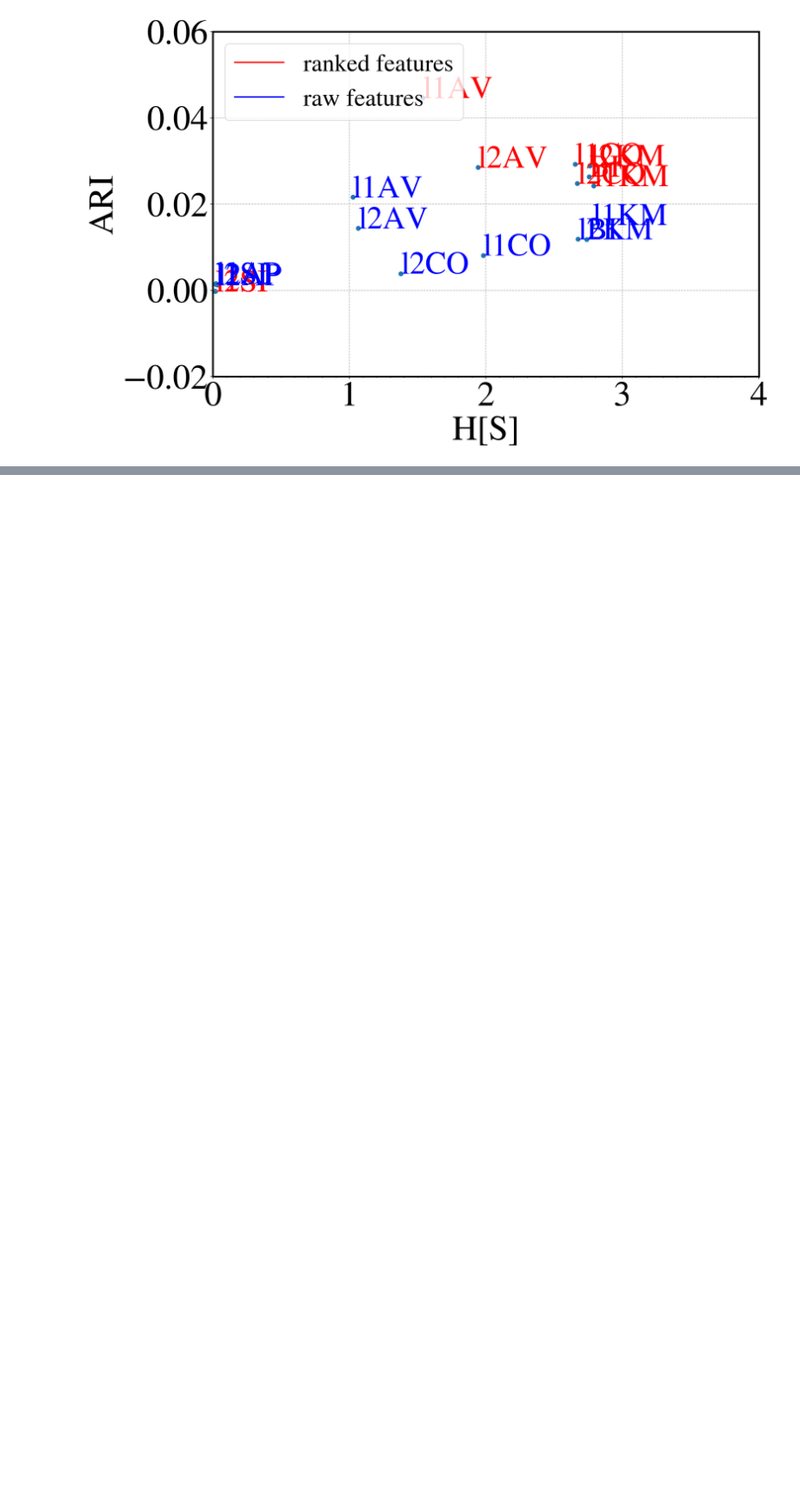
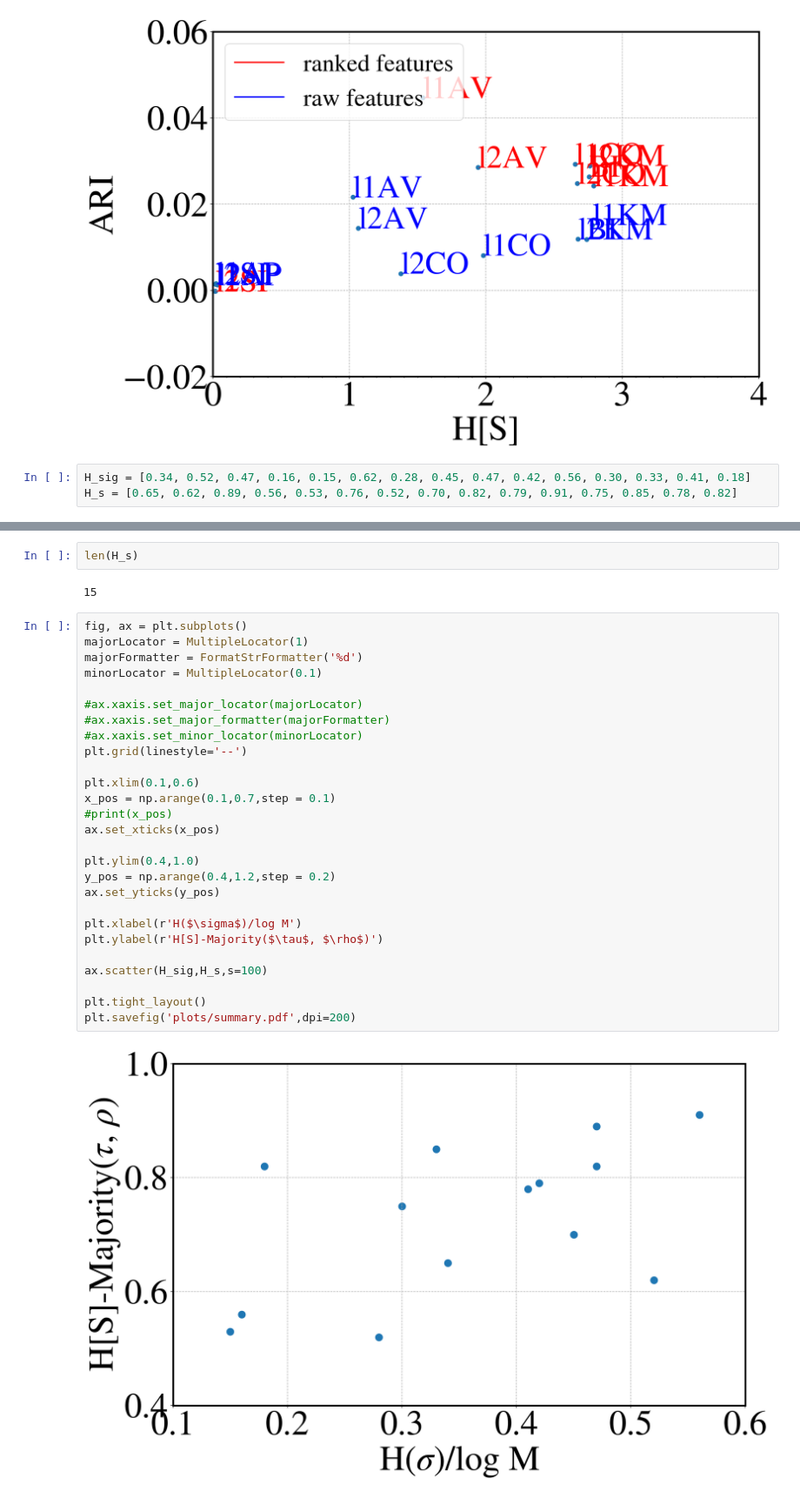
Before and after one commit to Sandipan99/Ranking_cluster_algorithms, a Jupyter notebook: Plot.ipynb, the cells around one changed output, grey strips where cells are left out. Shown: that part at 87% size. Saved outputs shown, nothing was run; the diff lists cells and outputs as text; blank space fills up the shorter version.

```diff
--- a/Plot.ipynb
+++ b/Plot.ipynb
@@ -127,3 +122,6 @@ plt.tight_layout()
 plt.savefig('plots/whitewine_ARI.pdf',dpi=200)
 # %% [output]
 [figure]
+# %%
+H_sig = [0.34, 0.52, 0.47, 0.16, 0.15, 0.62, 0.28, 0.45, 0.47, 0.42, 0.56, 0.30, 0.33, 0.41, 0.18]
+H_s = [0.65, 0.62, 0.89, 0.56, 0.53, 0.76, 0.52, 0.70, 0.82, 0.79, 0.91, 0.75, 0.85, 0.78, 0.82]
@@ -129,0 +132,33 @@ plt.savefig('plots/whitewine_ARI.pdf',dpi=200)
+# %%
+len(H_s)
+# %% [output]
+15
+# %%
+fig, ax = plt.subplots()
+majorLocator = MultipleLocator(1)
+majorFormatter = FormatStrFormatter('%d')
+minorLocator = MultipleLocator(0.1)
+
+#ax.xaxis.set_major_locator(majorLocator)
+#ax.xaxis.set_major_formatter(majorFormatter)
+#ax.xaxis.set_minor_locator(minorLocator)
+plt.grid(linestyle='--')
+
+plt.xlim(0.1,0.6)
+x_pos = np.arange(0.1,0.7,step = 0.1)
+#print(x_pos)
+ax.set_xticks(x_pos)
+
+plt.ylim(0.4,1.0)
+y_pos = np.arange(0.4,1.2,step = 0.2)
+ax.set_yticks(y_pos)
+
+plt.xlabel(r'H($\sigma$)/log M')
+plt.ylabel(r'H[S]-Majority($\tau$, $\rho$)')
+
+ax.scatter(H_sig,H_s,s=100)
+
+plt.tight_layout()
+plt.savefig('plots/summary.pdf',dpi=200)
+# %% [output]
+[figure, added]
```
Also changed, not shown: parts of 12 cells of this notebook, 7 other files.
